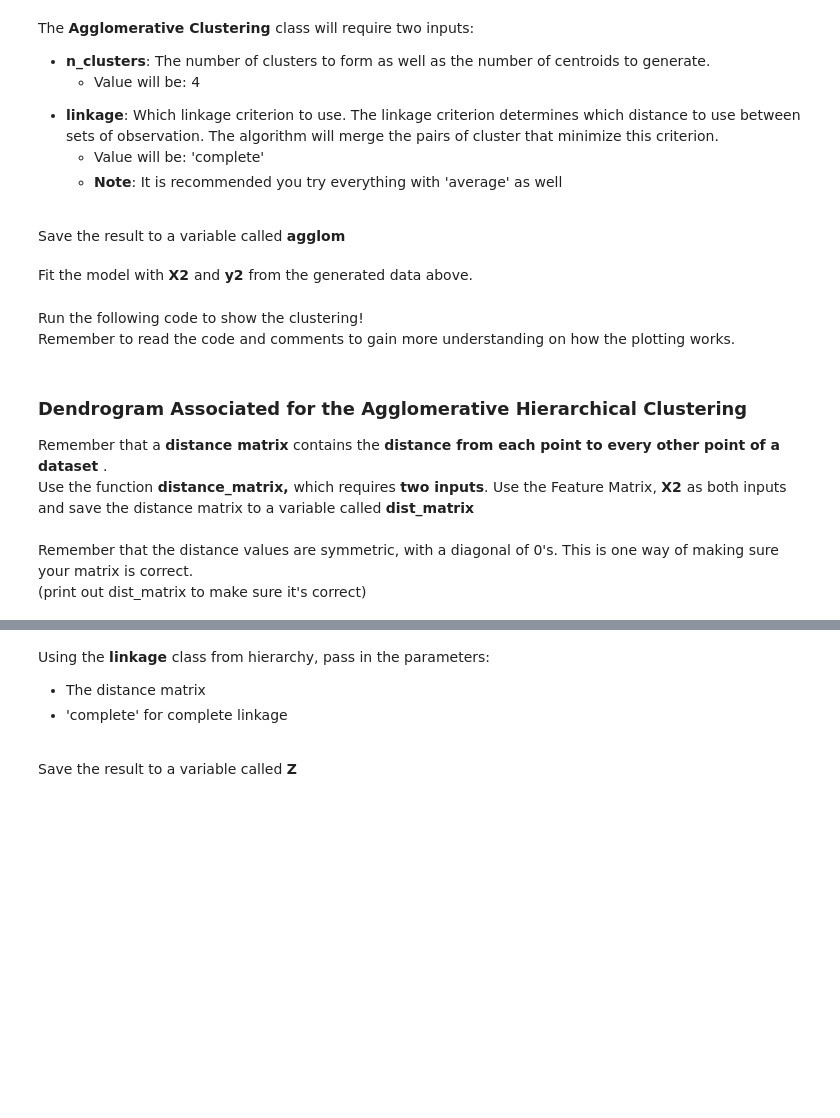
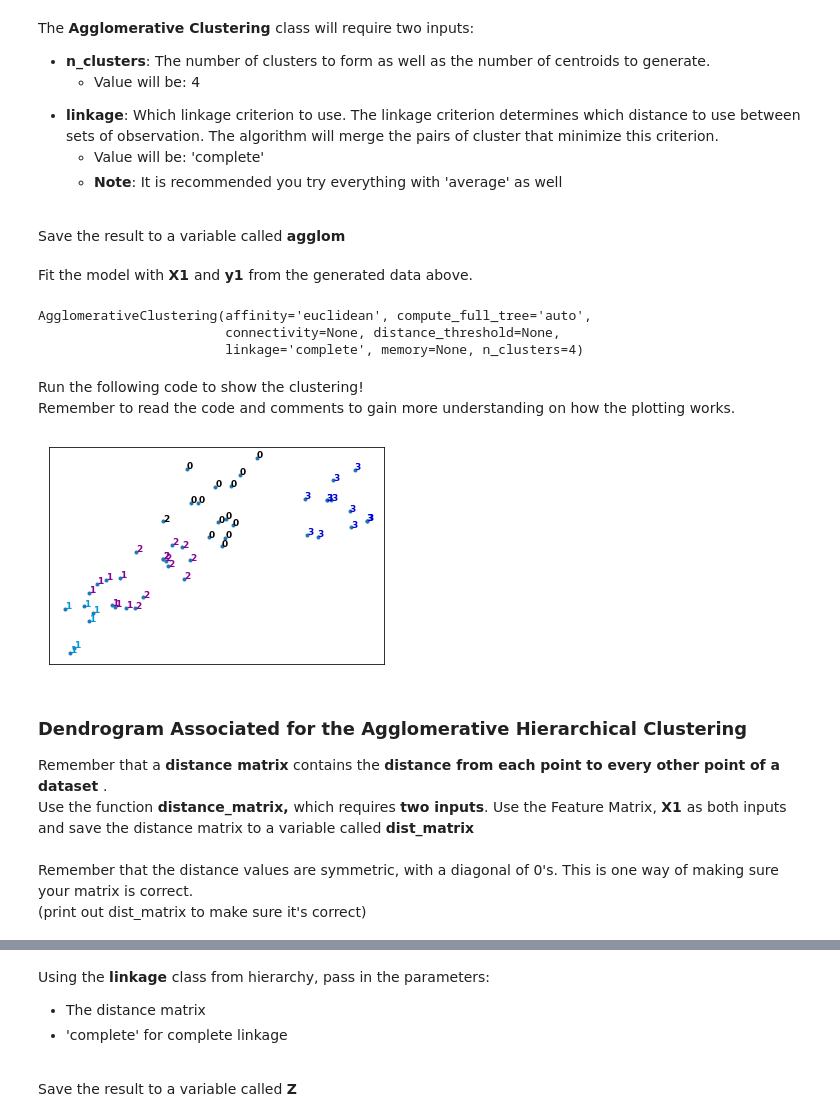
Before and after one commit to yihanzh/Machine-Learning, a Jupyter notebook: Clustering-Hierarchical-Cars.ipynb, the cells around one changed output, grey strips where cells are left out. Cells and saved outputs as stored; diff of their text form; code cells hidden in the pictures; blank space fills up the shorter version.

Commit message:
Clustering Hierarchical Cars

```diff
--- a/Clustering-Hierarchical-Cars.ipynb
+++ b/Clustering-Hierarchical-Cars.ipynb
@@ -78,11 +81,16 @@ The <b> Agglomerative Clustering </b> class will require two inputs:
 </ul> <br>
 Save the result to a variable called <b> agglom </b>
 # %%
-agglom = AgglomerativeClustering(n_clusters = 4, linkage = 'average')
+agglom = AgglomerativeClustering(n_clusters = 4, linkage = 'complete')
+#agglom = AgglomerativeClustering(n_clusters = 4, linkage = 'average')
 # %% [markdown]
-Fit the model with <b> X2 </b> and <b> y2 </b> from the generated data above.
+Fit the model with <b> X1 </b> and <b> y1 </b> from the generated data above.
 # %%
 agglom.fit(X1,y1)
+# %% [output]
+AgglomerativeClustering(affinity='euclidean', compute_full_tree='auto',
+                        connectivity=None, distance_threshold=None,
+                        linkage='complete', memory=None, n_clusters=4)
 # %% [markdown]
 Run the following code to show the clustering! <br>
 Remember to read the code and comments to gain more understanding on how the plotting works.
@@ -90,39 +98,41 @@ Remember to read the code and comments to gain more understanding on how the plo
 # Create a figure of size 6 inches by 4 inches.
 plt.figure(figsize=(6,4))
 
 # These two lines of code are used to scale the data points down,
 # Or else the data points will be scattered very far apart.
 
 # Create a minimum and maximum range of X1.
 x_min, x_max = np.min(X1, axis=0), np.max(X1, axis=0)
 
 # Get the average distance for X1.
 X1 = (X1 - x_min) / (x_max - x_min)
 
 # This loop displays all of the datapoints.
 for i in range(X1.shape[0]):
     # Replace the data points with their respective cluster value
     # (ex. 0) and is color coded with a colormap (plt.cm.spectral)
     plt.text(X1[i, 0], X1[i, 1], str(y1[i]),
-             color=plt.cm.nipy_spectral(agglom.labels_[i] / 10.),
+             color=plt.cm.nipy_spectral(agglom.labels_[i] / 10),
              fontdict={'weight': 'bold', 'size': 9})
 
 # Remove the x ticks, y ticks, x and y axis
 plt.xticks([])
 plt.yticks([])
 #plt.axis('off')
 
 
 
 # Display the plot of the original data before clustering
 plt.scatter(X1[:, 0], X1[:, 1], marker='.')
 # Display the plot
 plt.show()
+# %% [output]
+[figure, added]
 # %% [markdown]
 
 <h3 id="dendrogram">Dendrogram Associated for the Agglomerative Hierarchical Clustering</h3>
 Remember that a <b>distance matrix</b> contains the <b> distance from each point to every other point of a dataset </b>. <br>
-Use the function <b> distance_matrix, </b> which requires <b>two inputs</b>. Use the Feature Matrix, <b> X2 </b> as both inputs and save the distance matrix to a variable called <b> dist_matrix </b> <br> <br>
+Use the function <b> distance_matrix, </b> which requires <b>two inputs</b>. Use the Feature Matrix, <b> X1 </b> as both inputs and save the distance matrix to a variable called <b> dist_matrix </b> <br> <br>
 Remember that the distance values are symmetric, with a diagonal of 0's. This is one way of making sure your matrix is correct. <br> (print out dist_matrix to make sure it's correct)
 # %%
 dist_matrix = distance_matrix(X1,X1)
```
Also changed, not shown: parts of 22 cells of this notebook.
